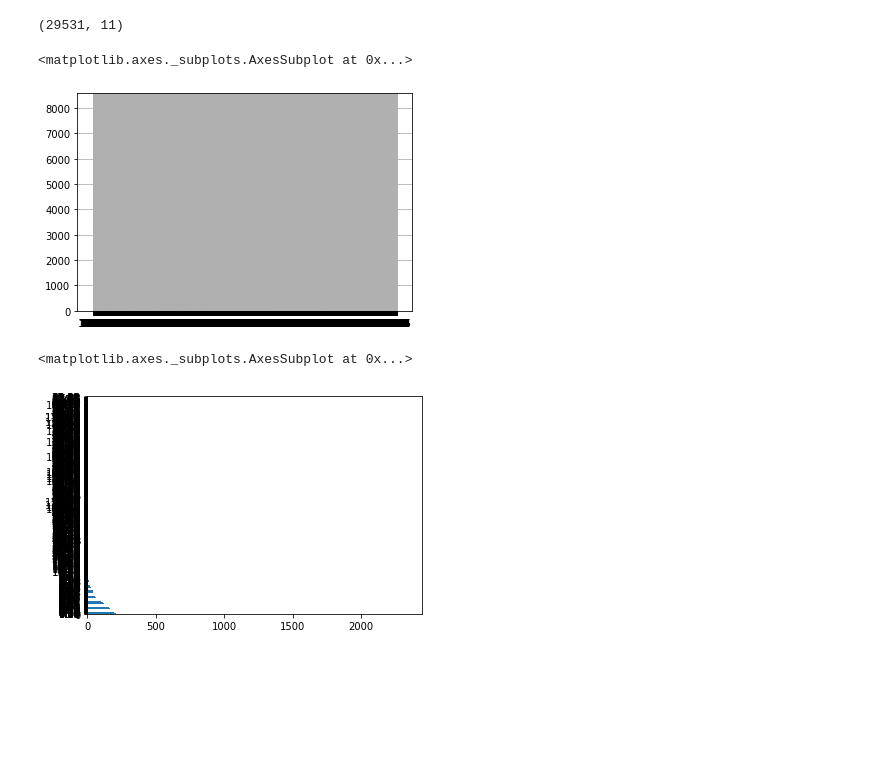
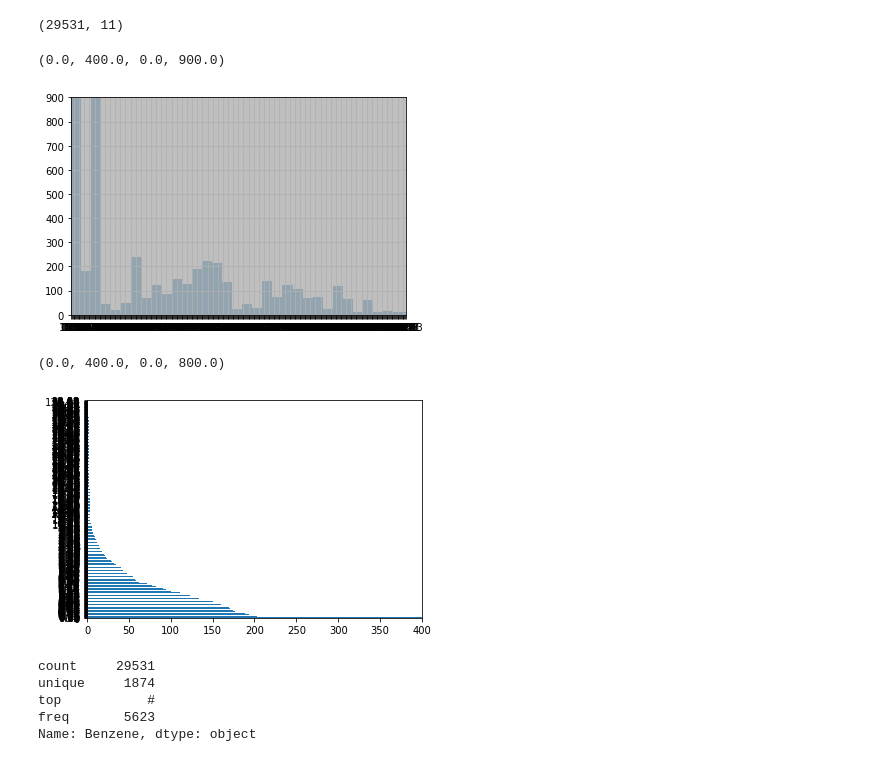
Before and after one commit to Suvraneel/fcc-machine-learning-with-python, a Jupyter notebook: practice/init_test.ipynb, the cells around one changed output. Cells and saved outputs as stored; diff of their text form; code cells hidden in the pictures; blank space fills up the shorter version.

```diff
--- a/practice/init_test.ipynb
+++ b/practice/init_test.ipynb
@@ -122,12 +122,20 @@ df.shape
 # %% [output]
 (29531, 11)
 # %%
-df["Toluene"].hist(bins=200)
+df["Toluene"].hist(bins=300).axis([0, 400, 0, 900])
 # %% [output]
-<matplotlib.axes._subplots.AxesSubplot at 0x...>
+(0.0, 400.0, 0.0, 900.0)
-[figure, old version]
+[figure, new version]
 # %%
-df.CO.value_counts().plot(kind='barh')
+df.CO.value_counts().plot(kind='barh').axis([0, 400, 0, 800])
 # %% [output]
-<matplotlib.axes._subplots.AxesSubplot at 0x...>
+(0.0, 400.0, 0.0, 800.0)
-[figure, old version]
+[figure, new version]
+# %%
+df.Benzene.describe()
+# %% [output]
+count     29531
+unique     1874
+top           #
+freq       5623
+Name: Benzene, dtype: object
```
